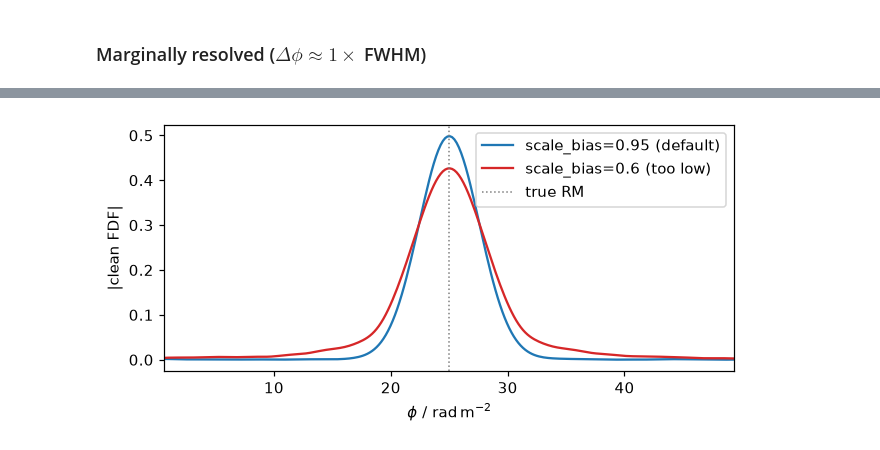
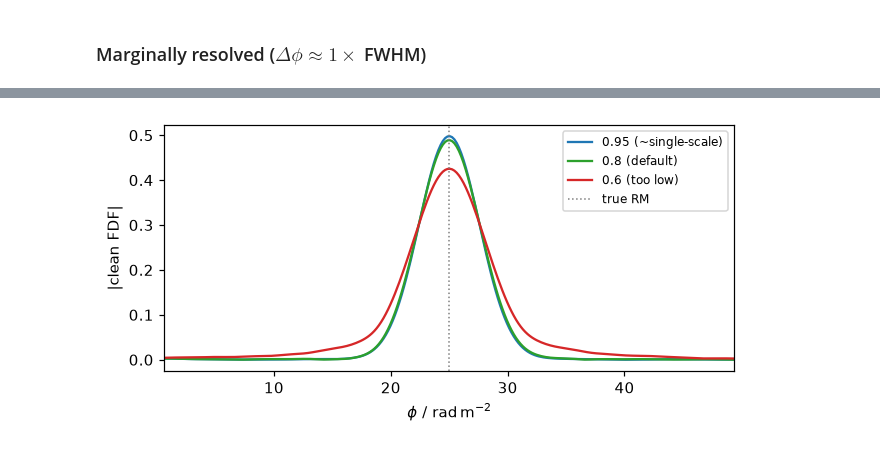
Before and after one commit to AlecThomson/rm-lite, a Jupyter notebook: docs/examples/rmclean_multiscale_1d.ipynb, the cells around one changed output, grey strips where cells are left out. Cells and saved outputs as stored; diff of their text form; code cells hidden in the pictures.

```diff
--- a/docs/examples/rmclean_multiscale_1d.ipynb
+++ b/docs/examples/rmclean_multiscale_1d.ipynb
@@ -67,9 +70,10 @@ PSI0_DEG = 10.0  # intrinsic polarisation angle
 FRAC_POL = 0.5  # intrinsic (peak) fractional polarisation
 RMS_NOISE = 0.02  # noise per Q, U channel
 AUTO_MASK = 10.0  # mask threshold, in units of the FDF noise
-AUTO_THRESHOLD = 1.0  # clean threshold, in units of the FDF noise
+AUTO_THRESHOLD = 0.5  # clean threshold in FDF noise units; the mask lets us go deep
 MULTISCALE_MAX_ITER_SUB_MINOR = 3000
-SCALE_BIAS = 0.95  # library default; near single-scale, keeps a thin source a delta
+SCALE_BIAS = 0.8  # library default; engages scales, keeps a thin source ~compact
+SCALE_BIAS_HIGH = 0.95  # near 1: scale 0 almost always wins (~ single-scale)
 SCALE_BIAS_LOW = 0.6  # WSClean's image-domain default; over-extends in the RMSF domain
 
 # Faraday thickness of each case, in units of the RMSF FWHM. RACS-all can only
@@ -100,4 +104,18 @@ def two_thin_points(
         * np.exp(2j * (np.deg2rad(PSI0_DEG) + RM_RADM2 * lambda_sq_arr_m2))
         * np.cos(separation_radm2 * lambda_sq_arr_m2)
     ).astype(np.complex128)
+
+
+def clean_stats(res) -> tuple[float, int, int]:
+    """(mom0, minor iterations, component steps) for a 1D clean result.
+
+    Single-scale places one component per minor iteration, so the two counts are
+    equal. Multiscale's minor count is scale re-selections; `n_sub_minor_iter` is
+    the total per-scale Hogbom steps, i.e. the count directly comparable to a
+    single-scale iteration count.
+    """
+    mom0 = float(res.fdf_parameters["mom0_debias"][0])
+    minor = int(np.ravel(res.clean_parameters["n_iter"])[0])
+    comps = int(np.ravel(res.clean_parameters["n_sub_minor_iter"])[0])
+    return mom0, minor, comps
 # %% [markdown]
@@ -667,47 +692,42 @@ GMIMS source at 0.6 to show it.
 # %%
+phi = synth_thin.fdf_arrs["phi_arr_radm2"].to_numpy().astype(float)
+biases = {
+    "0.95 (~single-scale)": SCALE_BIAS_HIGH,
+    "0.8 (default)": SCALE_BIAS,
+    "0.6 (too low)": SCALE_BIAS_LOW,
+}
+cleans, widths, mom0s = {}, {}, {}
 with quiet_logs(logging.ERROR):
-    multi_low = rmclean.run_rmclean_from_synth(
-        synth_thin,
-        auto_mask=AUTO_MASK,
-        auto_threshold=AUTO_THRESHOLD,
-        multiscale=True,
-        multiscale_scale_bias=SCALE_BIAS_LOW,
-        multiscale_max_iter_sub_minor=MULTISCALE_MAX_ITER_SUB_MINOR,
-    )
+    for label, bias in biases.items():
+        res = rmclean.run_rmclean_from_synth(
+            synth_thin,
+            auto_mask=AUTO_MASK,
+            auto_threshold=AUTO_THRESHOLD,
+            multiscale=True,
+            multiscale_scale_bias=bias,
+            multiscale_max_iter_sub_minor=MULTISCALE_MAX_ITER_SUB_MINOR,
+        )
+        cl = np.abs(res.fdf_arrs["fdf_clean_complex_arr"].to_numpy().astype(complex))
+        cleans[label] = cl
+        widths[label] = int((cl > cl.max() / 2).sum())
+        mom0s[label] = float(res.fdf_parameters["mom0_debias"][0])
+        print(
+            f"scale_bias={bias}: mom0={mom0s[label]:.3f} half-power width={widths[label]} chan"
+        )
 
-phi = synth_thin.fdf_arrs["phi_arr_radm2"].to_numpy().astype(float)
-clean_default = np.abs(
-    multi_thin.fdf_arrs["fdf_clean_complex_arr"].to_numpy().astype(complex)
-)
-clean_low = np.abs(
-    multi_low.fdf_arrs["fdf_clean_complex_arr"].to_numpy().astype(complex)
-)
-mom0_default = float(multi_thin.fdf_parameters["mom0_debias"][0])
-mom0_low = float(multi_low.fdf_parameters["mom0_debias"][0])
-width_default = int((clean_default > clean_default.max() / 2).sum())
-width_low = int((clean_low > clean_low.max() / 2).sum())
-print(
-    f"scale_bias={SCALE_BIAS}: mom0={mom0_default:.3f} half-power width={width_default} chan"
-)
-print(
-    f"scale_bias={SCALE_BIAS_LOW}: mom0={mom0_low:.3f} half-power width={width_low} chan"
-)
-
-# Too-low scale_bias over-extends the thin source: inflated flux, broader peak.
-assert mom0_low > mom0_default
-assert width_low >= width_default
+# Lowering scale_bias on a thin source inflates its flux and broadens its peak.
+assert mom0s["0.6 (too low)"] > mom0s["0.95 (~single-scale)"]
+assert widths["0.6 (too low)"] >= widths["0.95 (~single-scale)"]
 
 fig, ax = plt.subplots(figsize=(6, 3))
-ax.plot(
-    phi, clean_default, color="tab:blue", label=f"scale_bias={SCALE_BIAS} (default)"
-)
-ax.plot(phi, clean_low, color="tab:red", label=f"scale_bias={SCALE_BIAS_LOW} (too low)")
+for label, color in zip(biases, ("tab:blue", "tab:green", "tab:red"), strict=True):
+    ax.plot(phi, cleans[label], color=color, label=label)
 ax.axvline(RM_RADM2, color="0.5", ls=":", lw=1, label="true RM")
 ax.set(
     xlabel=rf"$\phi$ / {u.rad / u.m**2:latex_inline}",
     ylabel="|clean FDF|",
     xlim=(RM_RADM2 - 4 * rmsf_fwhm, RM_RADM2 + 4 * rmsf_fwhm),
 )
-ax.legend()
+ax.legend(fontsize=8)
 fig.tight_layout()
 # %% [output]
@@ -716,2 +737,2 @@ scale_bias=0.6: mom0=0.580 half-power width=38 chan
-[figure, old version]
+[figure, new version]
 # %% [markdown]
```
Also changed, not shown: parts of 30 cells of this notebook, 4 other files.
